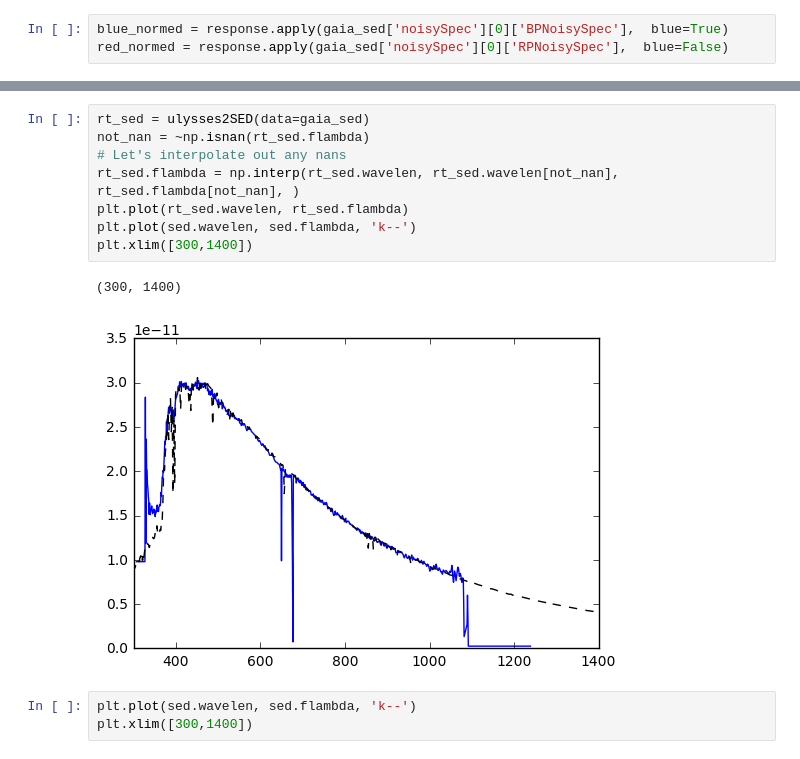
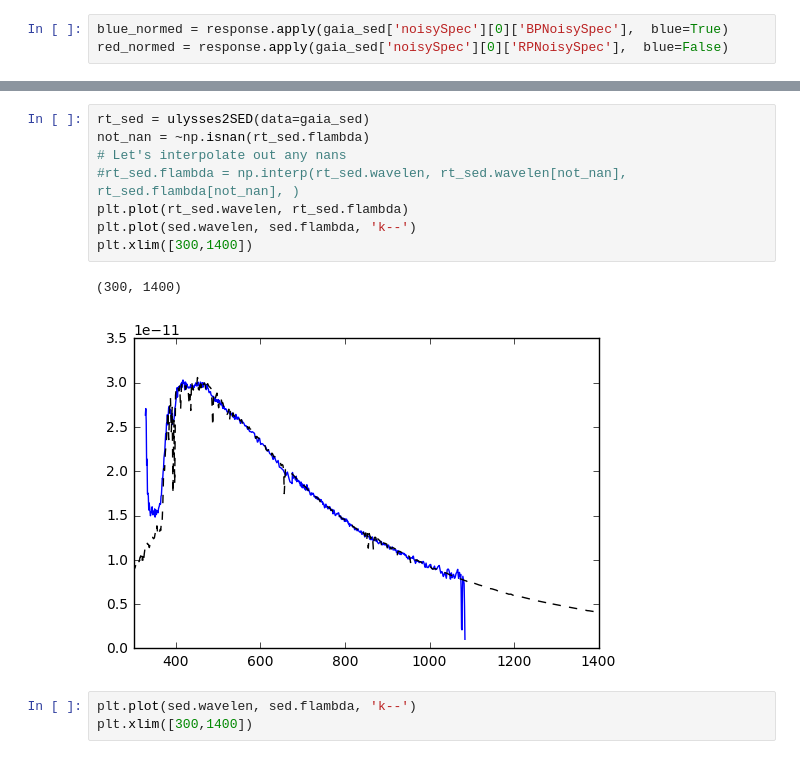
Before and after one commit to lsst-sims/sims_gaia_calib, a Jupyter notebook: python/example_plots.ipynb, the cells around one changed output, grey strips where cells are left out. Cells and saved outputs as stored; diff of their text form.

```diff
--- a/python/example_plots.ipynb
+++ b/python/example_plots.ipynb
@@ -61,14 +54,14 @@ plt.xlim([300,1400])
 # %%
 rt_sed = ulysses2SED(data=gaia_sed)
 not_nan = ~np.isnan(rt_sed.flambda)
 # Let's interpolate out any nans
-rt_sed.flambda = np.interp(rt_sed.wavelen, rt_sed.wavelen[not_nan], rt_sed.flambda[not_nan], )
+#rt_sed.flambda = np.interp(rt_sed.wavelen, rt_sed.wavelen[not_nan], rt_sed.flambda[not_nan], )
 plt.plot(rt_sed.wavelen, rt_sed.flambda)
 plt.plot(sed.wavelen, sed.flambda, 'k--')
 plt.xlim([300,1400])
 # %% [output]
 (300, 1400)
-[figure, old version]
+[figure, new version]
 # %%
 plt.plot(sed.wavelen, sed.flambda, 'k--')
 plt.xlim([300,1400])
```
Also changed, not shown: parts of 5 cells of this notebook, 2 other files.
